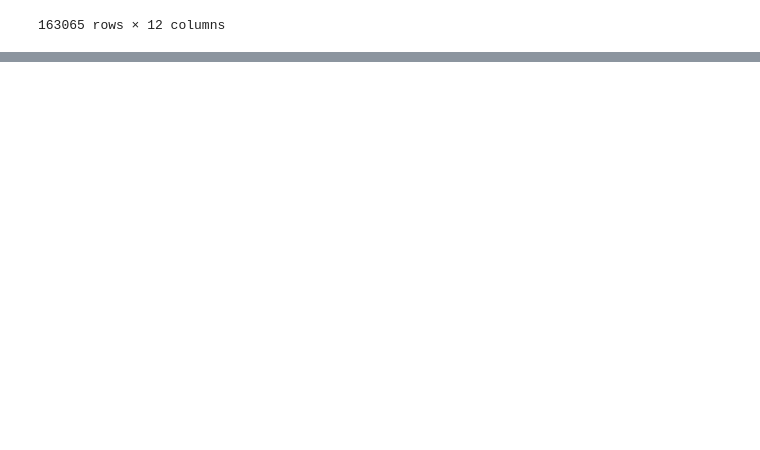
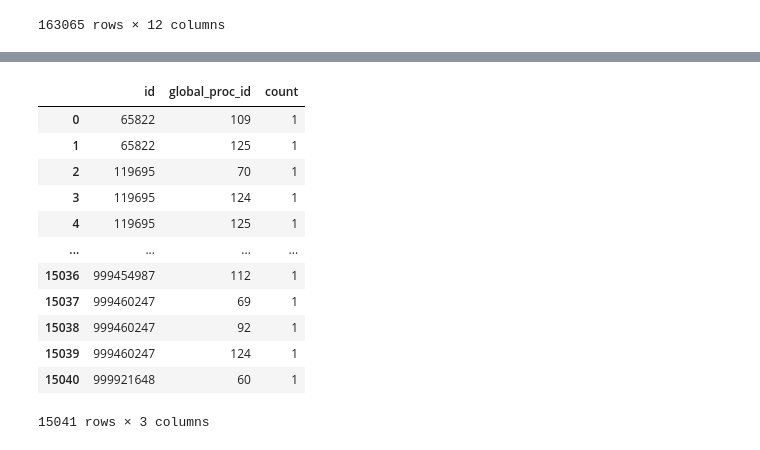
Before and after one commit to carleyeshield21/SQL, a Jupyter notebook: HealthCare_Jupyter.ipynb, the cells around one changed output, grey strips where cells are left out. Cells and saved outputs as stored; diff of their text form; code cells hidden in the pictures; blank space fills up the shorter version.

```diff
--- a/HealthCare_Jupyter.ipynb
+++ b/HealthCare_Jupyter.ipynb
@@ -37,0 +110,17 @@ Inpatient_provdr
+# %%
+Rreview_transaction_coo = pandas.read_csv('Rreview_transaction_coo.csv')
+Rreview_transaction_coo
+# %% [output]
+|  | id | global_proc_id | count |
+| 0 | 65822 | 109 | 1 |
+| 1 | 65822 | 125 | 1 |
+| 2 | 119695 | 70 | 1 |
+| 3 | 119695 | 124 | 1 |
+| 4 | 119695 | 125 | 1 |
+| ... | ... | ... | ... |
+| 15036 | 999454987 | 112 | 1 |
+| 15037 | 999460247 | 69 | 1 |
+| 15038 | 999460247 | 92 | 1 |
+| 15039 | 999460247 | 124 | 1 |
+| 15040 | 999921648 | 60 | 1 |
+15041 rows × 3 columns
```
Also changed, not shown: parts of 5 cells of this notebook.
